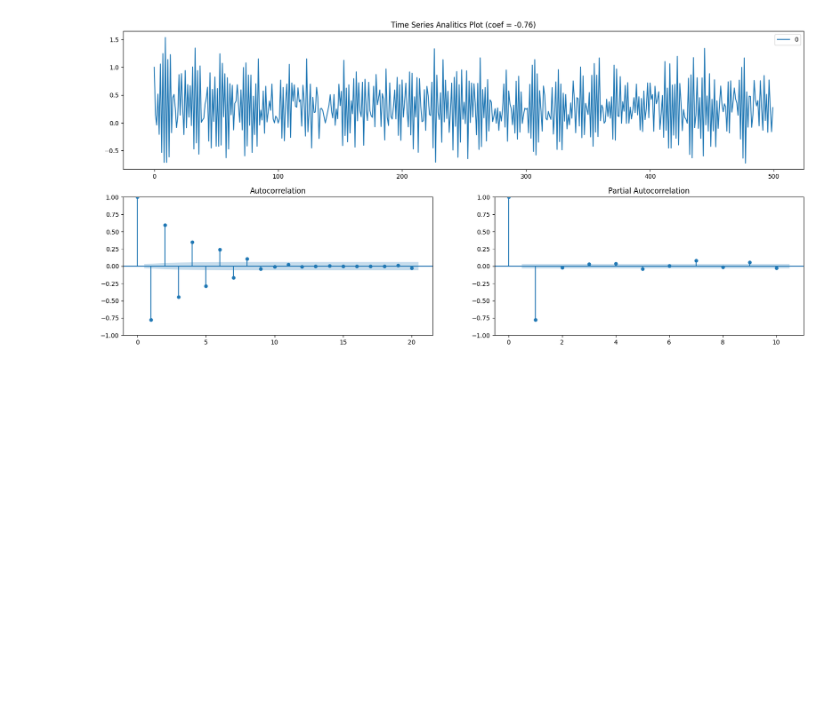
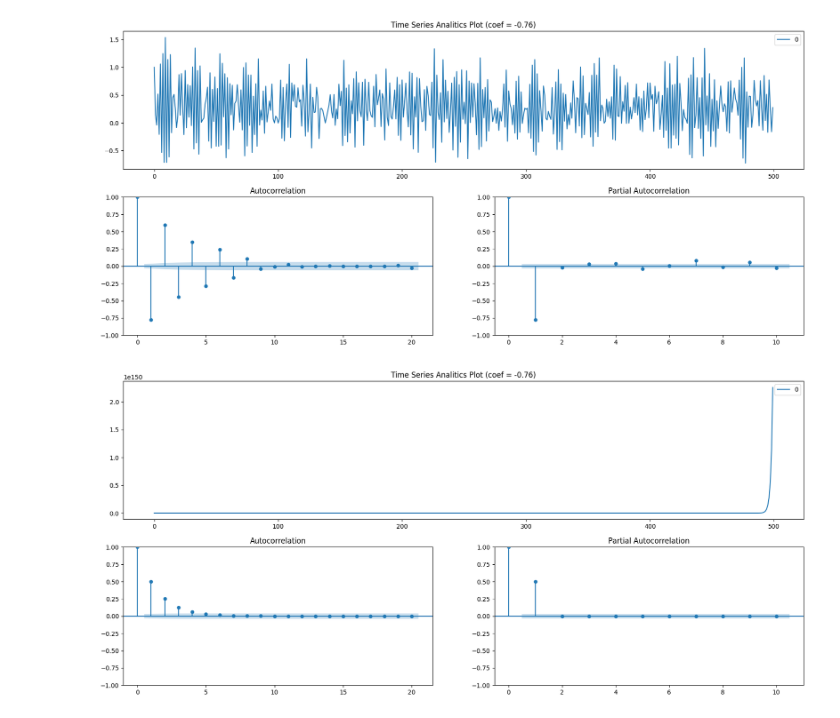
Before and after one commit to EdenStabbfer/PSU_TimeSeries, a Jupyter notebook: Lab-3/main.ipynb, the cells around one changed output. Cells and saved outputs as stored; diff of their text form; code cells hidden in the pictures; blank space fills up the shorter version.

```diff
--- a/Lab-3/main.ipynb
+++ b/Lab-3/main.ipynb
@@ -199,3 +199,21 @@ smt.graphics.plot_pacf(ts, lags=10, ax=pacf_ax, alpha=0.5)
 None
 # %% [output]
 [figure]
+# %%
+ts = pd.DataFrame(arl2)
+
+fig = plt.figure(figsize=(20, 9))
+layout = (2, 2)
+
+ts_ax = plt.subplot2grid(layout, (0, 0), colspan=2)
+acf_ax = plt.subplot2grid(layout, (1, 0))
+pacf_ax = plt.subplot2grid(layout, (1, 1))
+
+ts.plot(ax=ts_ax)
+ts_ax.set_title("Time Series Analitics Plot (coef = -0.76)")
+
+smt.graphics.plot_acf(ts, lags=20, ax=acf_ax, alpha=0.5)
+smt.graphics.plot_pacf(ts, lags=10, ax=pacf_ax, alpha=0.5)
+None
+# %% [output]
+[figure, added]
```
Also changed, not shown: parts of 13 cells of this notebook, 1 other file.
